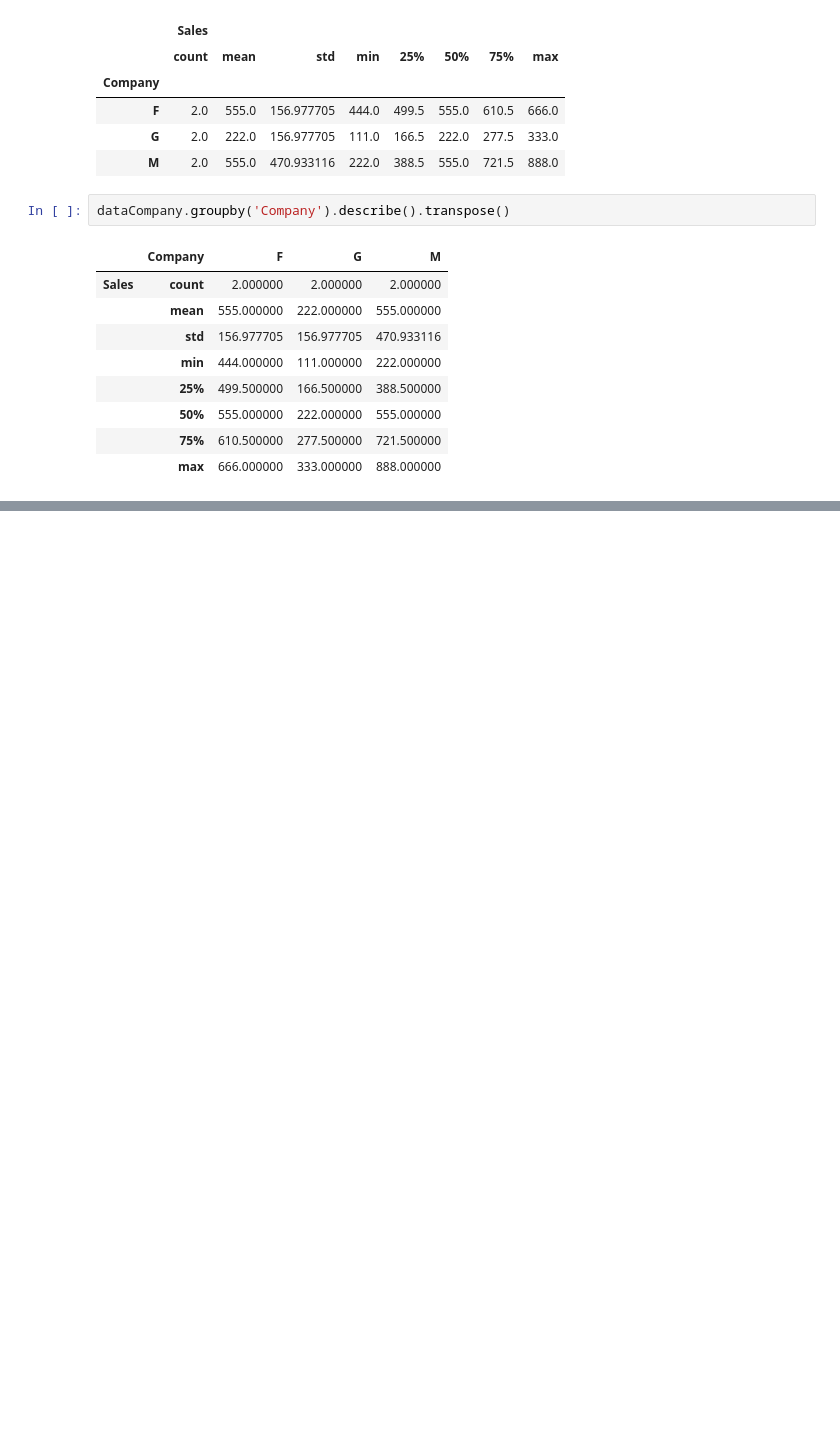
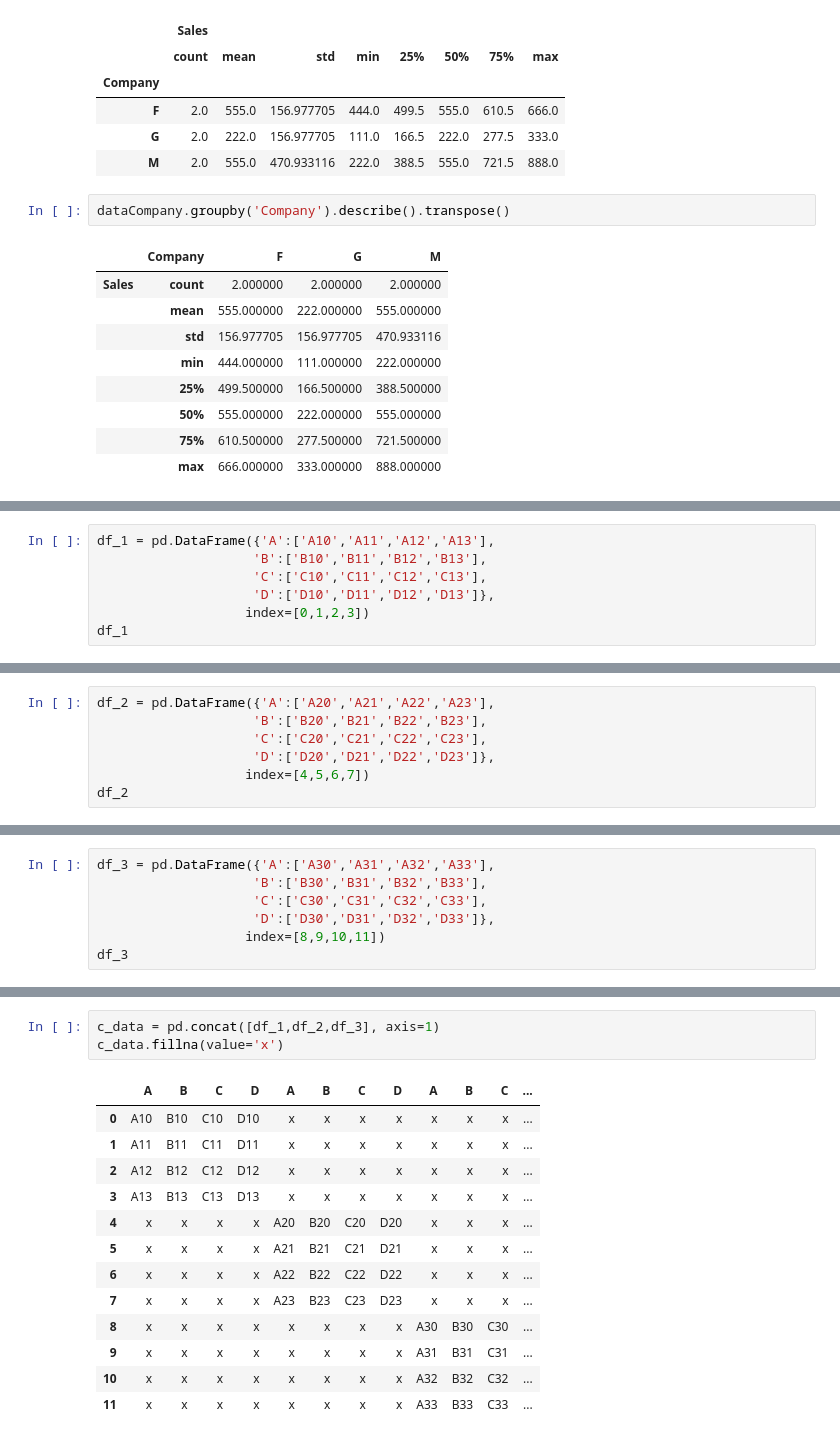
Before and after one commit to KamrulSh/Data-Science-Practice, a Jupyter notebook: DS2_pandas.ipynb, the cells around one changed output, grey strips where cells are left out. Cells and saved outputs as stored; diff of their text form; blank space fills up the shorter version.

Commit message:
added dataframe concatenation, joining and merging

```diff
--- a/DS2_pandas.ipynb
+++ b/DS2_pandas.ipynb
@@ -511,0 +514,7 @@ dataCompany.groupby('Company').describe().transpose()
+# %%
+df_1 = pd.DataFrame({'A':['A10','A11','A12','A13'],
+                    'B':['B10','B11','B12','B13'],
+                    'C':['C10','C11','C12','C13'],
+                    'D':['D10','D11','D12','D13']},
+                   index=[0,1,2,3])
+df_1
@@ -511,0 +527,7 @@ dataCompany.groupby('Company').describe().transpose()
+# %%
+df_2 = pd.DataFrame({'A':['A20','A21','A22','A23'],
+                    'B':['B20','B21','B22','B23'],
+                    'C':['C20','C21','C22','C23'],
+                    'D':['D20','D21','D22','D23']},
+                   index=[4,5,6,7])
+df_2
@@ -511,0 +540,7 @@ dataCompany.groupby('Company').describe().transpose()
+# %%
+df_3 = pd.DataFrame({'A':['A30','A31','A32','A33'],
+                    'B':['B30','B31','B32','B33'],
+                    'C':['C30','C31','C32','C33'],
+                    'D':['D30','D31','D32','D33']},
+                   index=[8,9,10,11])
+df_3
@@ -511,0 +569,17 @@ dataCompany.groupby('Company').describe().transpose()
+# %%
+c_data = pd.concat([df_1,df_2,df_3], axis=1)
+c_data.fillna(value='x')
+# %% [output]
+|  | A | B | C | D | A | B | C | D | A | B | C | ... |
+| 0 | A10 | B10 | C10 | D10 | x | x | x | x | x | x | x | ... |
+| 1 | A11 | B11 | C11 | D11 | x | x | x | x | x | x | x | ... |
+| 2 | A12 | B12 | C12 | D12 | x | x | x | x | x | x | x | ... |
+| 3 | A13 | B13 | C13 | D13 | x | x | x | x | x | x | x | ... |
+| 4 | x | x | x | x | A20 | B20 | C20 | D20 | x | x | x | ... |
+| 5 | x | x | x | x | A21 | B21 | C21 | D21 | x | x | x | ... |
+| 6 | x | x | x | x | A22 | B22 | C22 | D22 | x | x | x | ... |
+| 7 | x | x | x | x | A23 | B23 | C23 | D23 | x | x | x | ... |
+| 8 | x | x | x | x | x | x | x | x | A30 | B30 | C30 | ... |
+| 9 | x | x | x | x | x | x | x | x | A31 | B31 | C31 | ... |
+| 10 | x | x | x | x | x | x | x | x | A32 | B32 | C32 | ... |
+| 11 | x | x | x | x | x | x | x | x | A33 | B33 | C33 | ... |
```
Also changed, not shown: parts of 17 cells of this notebook.
